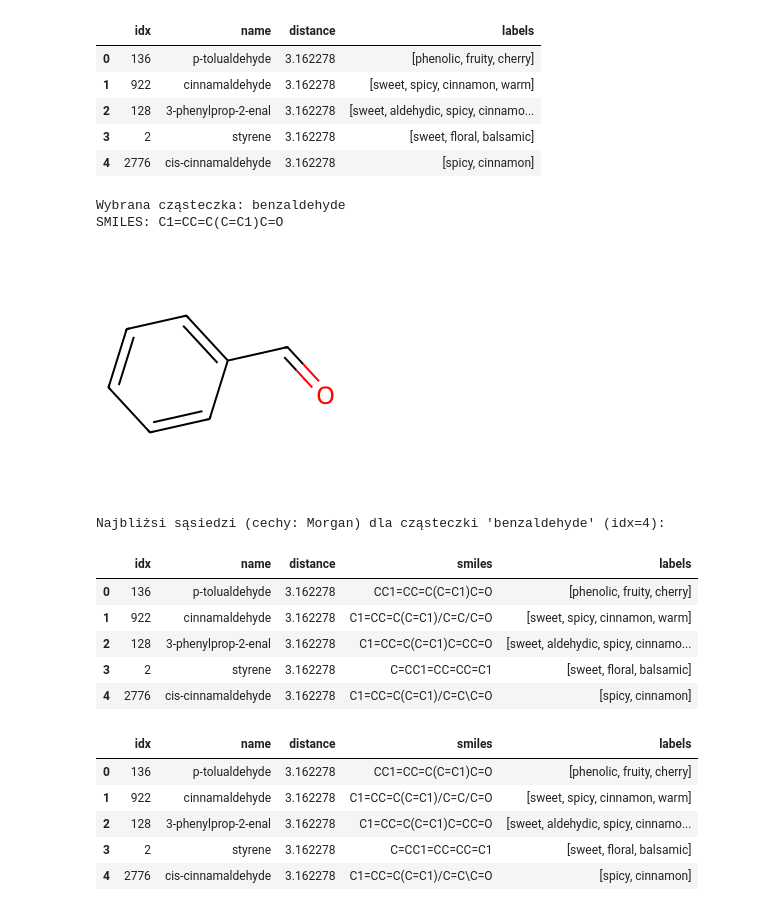
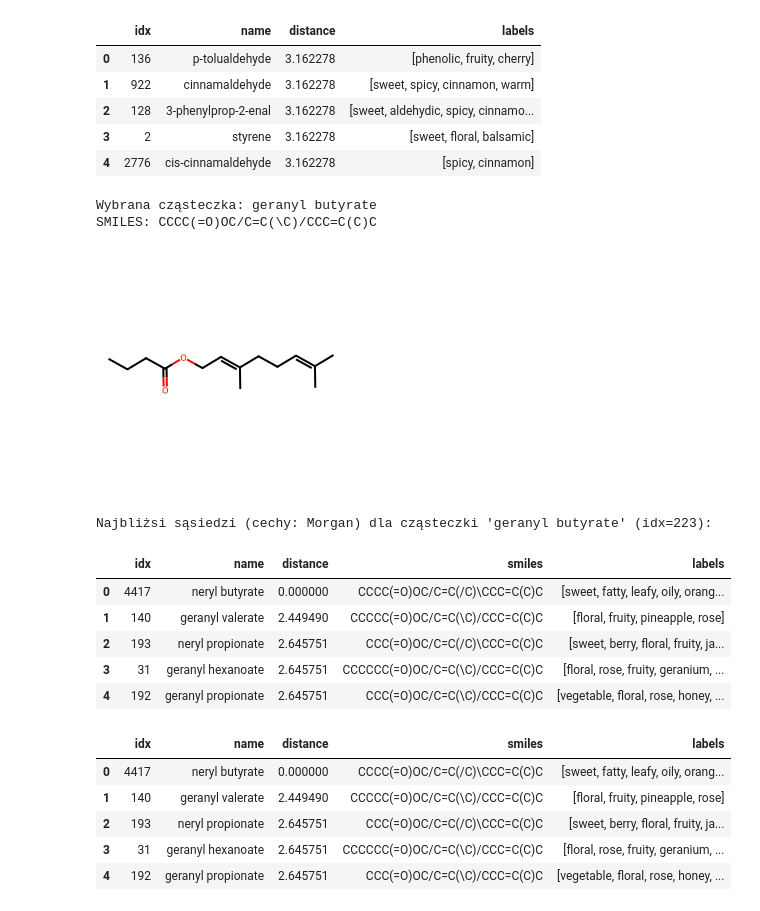
Before and after one commit to cluiverto/osmo, a Jupyter notebook: notebooks/morgan_mordred_daylight.ipynb, the cells around one changed output. Cells and saved outputs as stored; diff of their text form; code cells hidden in the pictures.

```diff
--- a/notebooks/morgan_mordred_daylight.ipynb
+++ b/notebooks/morgan_mordred_daylight.ipynb
@@ -40,6 +36,6 @@ df.shape
 # %% [markdown]
 ### Featurization
 # %%
-dfx = create_all_features(df)
-dfx
+morgan, daylight = create_all_features(df)
+morgan, daylight
 # %% [output]
@@ -59,4 +56,4 @@ dfx
 # %%
-mordred = create_mordred_features(dfx)
+mordred = create_mordred_features_cleaned(df)
 mordred
 # %% [output]
@@ -113,15 +90,15 @@ mlb, Y.shape
                               'roasted', 'phenolic', ...]),
  (4506, 133))
 # %%
-# Morgan i Daylight już są jako listy 0/1 w df
-X_morgan = np.array(df['morgan_fp'].tolist())
-X_daylight = np.array(df['daylight_fp'].tolist())
+# # Morgan i Daylight już są jako listy 0/1 w df
+# X_morgan = np.array(df['morgan_fp'].tolist())
+# X_daylight = np.array(df['daylight_fp'].tolist())
 
 
 feature_sets = {
-    'Morgan': X_morgan,
-    'Daylight': X_daylight,
-    'Mordred': mordred_imputed,
+    'Morgan': morgan,
+    'Daylight': daylight,
+    'Mordred': mordred,
 }
 
 
@@ -154,7 +131,7 @@ for k, v in feature_sets.items():
 # %%
 indices = np.arange(len(df))
 # Dodaj indeks jako ostatnią kolumnę do cech (np. Mordred)
-X_with_idx = np.concatenate([mordred_imputed, indices.reshape(-1, 1)], axis=1)
+X_with_idx = np.concatenate([mordred, indices.reshape(-1, 1)], axis=1)
 X_train, y_train, X_test, y_test = iterative_train_test_split(X_with_idx, Y, test_size=0.2)
 train_indices = X_train[:, -1].astype(int)
 test_indices = X_test[:, -1].astype(int)
@@ -531,50 +513,50 @@ def show_nearest_neighbors_with_mol(
     smiles = df.iloc[query_idx]['IsomericSMILES']
     nazwa = df.iloc[query_idx]['name']
     print(f"Wybrana cząsteczka: {nazwa}")
     print(f"SMILES: {smiles}")
     display(Draw.MolToImage(mol, size=(250, 250)))
     # KNN
     from sklearn.neighbors import NearestNeighbors
     knn = NearestNeighbors(n_neighbors=n_neighbors+1, metric='euclidean')
     knn.fit(X)
     dists, indices = knn.kneighbors([X[query_idx]])
     dists = dists[0][1:]
     indices = indices[0][1:]
     results = []
     for dist, idx in zip(dists, indices):
         row = df.iloc[idx]
         results.append({
             'idx': idx,
             'name': row['name'],
             'distance': dist,
             'smiles': row['IsomericSMILES'],
             'labels': row['Labels']
         })
     results_df = pd.DataFrame(results)
     print(f"\nNajbliżsi sąsiedzi (cechy: {feature_type}) dla cząsteczki '{nazwa}' (idx={query_idx}):")
     display(results_df)
     return results_df
 
 # Przykład użycia:
-show_nearest_neighbors_with_mol(query_name='benzaldehyde', X=feature_sets['Morgan'], df=df, n_neighbors=5, feature_type='Morgan')
+show_nearest_neighbors_with_mol(query_name='geraniol', X=feature_sets['Morgan'], df=df, n_neighbors=5, feature_type='Morgan')
 # show_nearest_neighbors_with_mol(query_idx=4, X=feature_sets['Mordred'], df=df, n_neighbors=5, feature_type='Mordred')
 # %% [output]
-Wybrana cząsteczka: benzaldehyde
-SMILES: C1=CC=C(C=C1)C=O
+Wybrana cząsteczka: geranyl butyrate
+SMILES: CCCC(=O)OC/C=C(\C)/CCC=C(C)C
-[figure, old version]
+[figure, new version]
-Najbliżsi sąsiedzi (cechy: Morgan) dla cząsteczki 'benzaldehyde' (idx=4):
+Najbliżsi sąsiedzi (cechy: Morgan) dla cząsteczki 'geranyl butyrate' (idx=223):
 |  | idx | name | distance | smiles | labels |
-| 0 | 136 | p-tolualdehyde | 3.162278 | CC1=CC=C(C=C1)C=O | [phenolic, fruity, cherry] |
-| 1 | 922 | cinnamaldehyde | 3.162278 | C1=CC=C(C=C1)/C=C/C=O | [sweet, spicy, cinnamon, warm] |
-| 2 | 128 | 3-phenylprop-2-enal | 3.162278 | C1=CC=C(C=C1)C=CC=O | [sweet, aldehydic, spicy, cinnamo... |
-| 3 | 2 | styrene | 3.162278 | C=CC1=CC=CC=C1 | [sweet, floral, balsamic] |
-| 4 | 2776 | cis-cinnamaldehyde | 3.162278 | C1=CC=C(C=C1)/C=C\C=O | [spicy, cinnamon] |
+| 0 | 4417 | neryl butyrate | 0.000000 | CCCC(=O)OC/C=C(/C)\CCC=C(C)C | [sweet, fatty, leafy, oily, orang... |
+| 1 | 140 | geranyl valerate | 2.449490 | CCCCC(=O)OC/C=C(\C)/CCC=C(C)C | [floral, fruity, pineapple, rose] |
+| 2 | 193 | neryl propionate | 2.645751 | CCC(=O)OC/C=C(/C)\CCC=C(C)C | [sweet, berry, floral, fruity, ja... |
+| 3 | 31 | geranyl hexanoate | 2.645751 | CCCCCC(=O)OC/C=C(\C)/CCC=C(C)C | [floral, rose, fruity, geranium, ... |
+| 4 | 192 | geranyl propionate | 2.645751 | CCC(=O)OC/C=C(\C)/CCC=C(C)C | [vegetable, floral, rose, honey, ... |
 |  | idx | name | distance | smiles | labels |
-| 0 | 136 | p-tolualdehyde | 3.162278 | CC1=CC=C(C=C1)C=O | [phenolic, fruity, cherry] |
-| 1 | 922 | cinnamaldehyde | 3.162278 | C1=CC=C(C=C1)/C=C/C=O | [sweet, spicy, cinnamon, warm] |
-| 2 | 128 | 3-phenylprop-2-enal | 3.162278 | C1=CC=C(C=C1)C=CC=O | [sweet, aldehydic, spicy, cinnamo... |
-| 3 | 2 | styrene | 3.162278 | C=CC1=CC=CC=C1 | [sweet, floral, balsamic] |
-| 4 | 2776 | cis-cinnamaldehyde | 3.162278 | C1=CC=C(C=C1)/C=C\C=O | [spicy, cinnamon] |
+| 0 | 4417 | neryl butyrate | 0.000000 | CCCC(=O)OC/C=C(/C)\CCC=C(C)C | [sweet, fatty, leafy, oily, orang... |
+| 1 | 140 | geranyl valerate | 2.449490 | CCCCC(=O)OC/C=C(\C)/CCC=C(C)C | [floral, fruity, pineapple, rose] |
+| 2 | 193 | neryl propionate | 2.645751 | CCC(=O)OC/C=C(/C)\CCC=C(C)C | [sweet, berry, floral, fruity, ja... |
+| 3 | 31 | geranyl hexanoate | 2.645751 | CCCCCC(=O)OC/C=C(\C)/CCC=C(C)C | [floral, rose, fruity, geranium, ... |
+| 4 | 192 | geranyl propionate | 2.645751 | CCC(=O)OC/C=C(\C)/CCC=C(C)C | [vegetable, floral, rose, honey, ... |
 # %%
 from rdkit.Chem.Draw import MolsToGridImage
 from IPython.display import display
```
Also changed, not shown: parts of 19 cells of this notebook, 10 other files.
